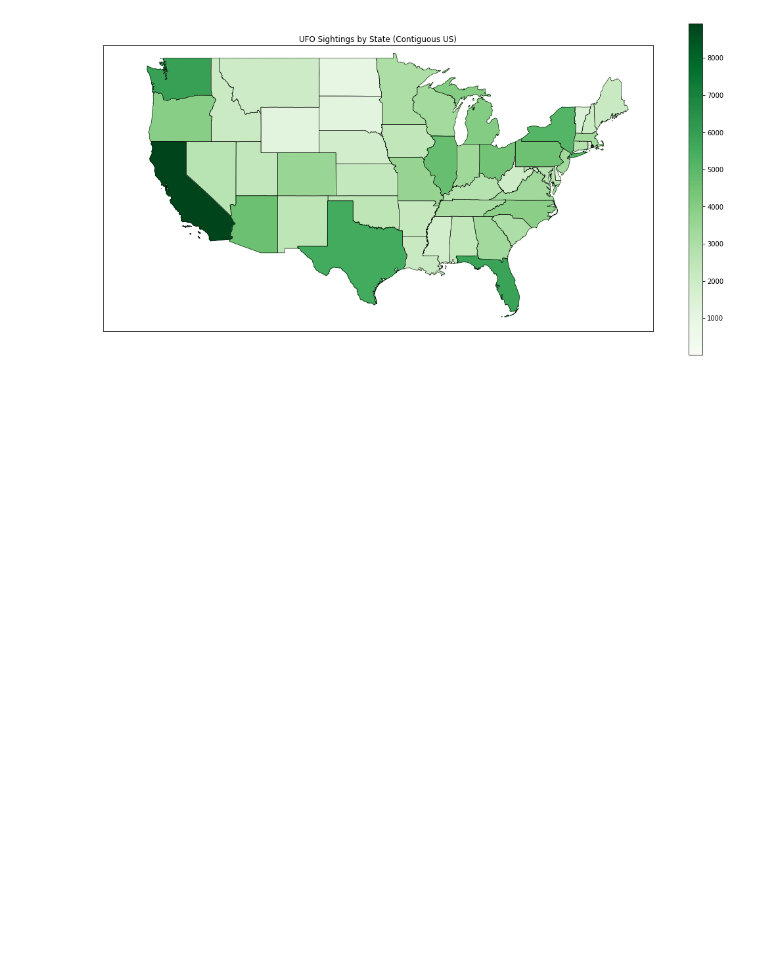
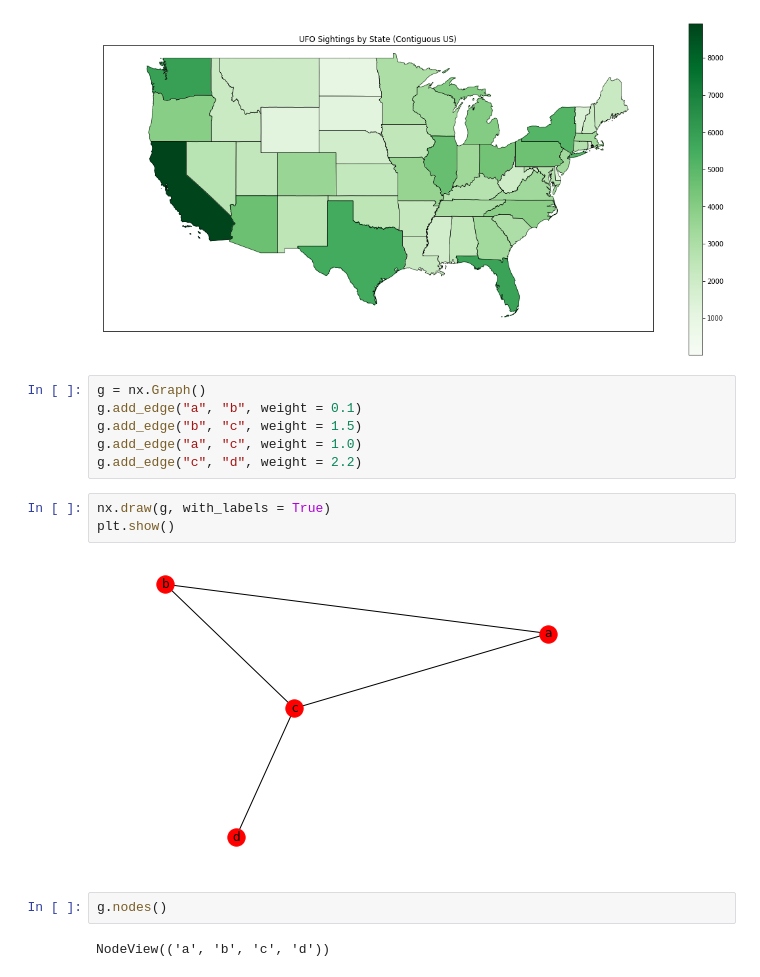
Before and after one commit to viraco4a/SoftUni, a Jupyter notebook: DataScience/05. Working-with-Spatial-Data-and-Network-Analysis-Lab/Working with spatial data. Network Analysis Lab.ipynb, the cells around one changed output. Cells and saved outputs as stored; diff of their text form; blank space fills up the shorter version.

```diff
--- a/DataScience/05. Working-with-Spatial-Data-and-Network-Analysis-Lab/Working with spatial data. Network Analysis Lab.ipynb
+++ b/DataScience/05. Working-with-Spatial-Data-and-Network-Analysis-Lab/Working with spatial data. Network Analysis Lab.ipynb
@@ -262,3 +264,18 @@ matplotlib.colorbar.ColorbarBase(colorbar_ax, cmap = cmap, norm = matplotlib.col
 plt.show()
 # %% [output]
 [figure]
+# %%
+g = nx.Graph()
+g.add_edge("a", "b", weight = 0.1)
+g.add_edge("b", "c", weight = 1.5)
+g.add_edge("a", "c", weight = 1.0)
+g.add_edge("c", "d", weight = 2.2)
+# %%
+nx.draw(g, with_labels = True)
+plt.show()
+# %% [output]
+[figure, added]
+# %%
+g.nodes()
+# %% [output]
+NodeView(('a', 'b', 'c', 'd'))
```
Also changed, not shown: parts of 13 cells of this notebook, 2 other files.
